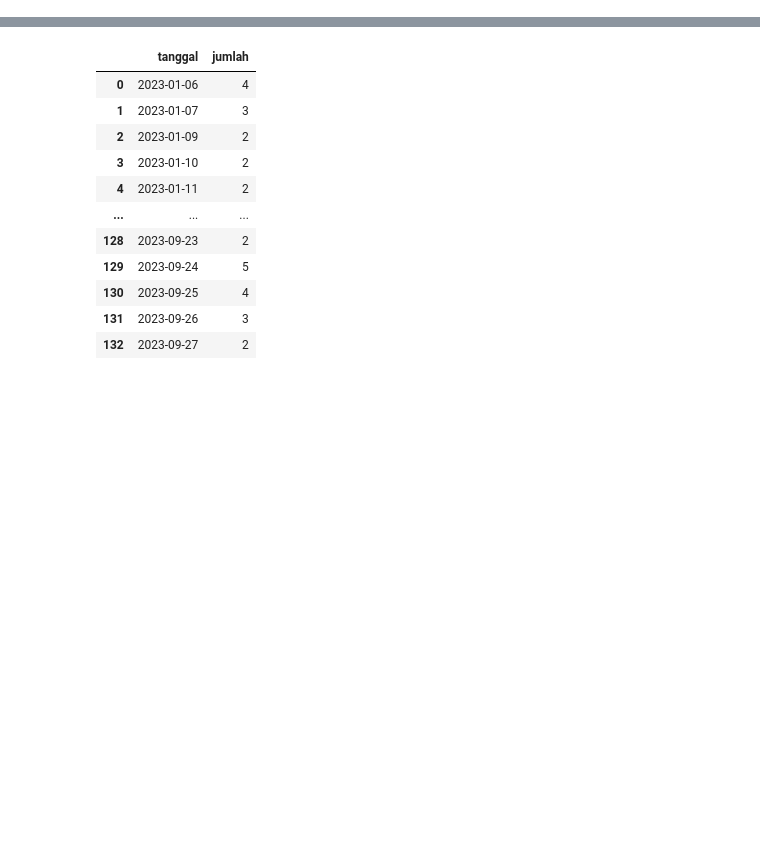
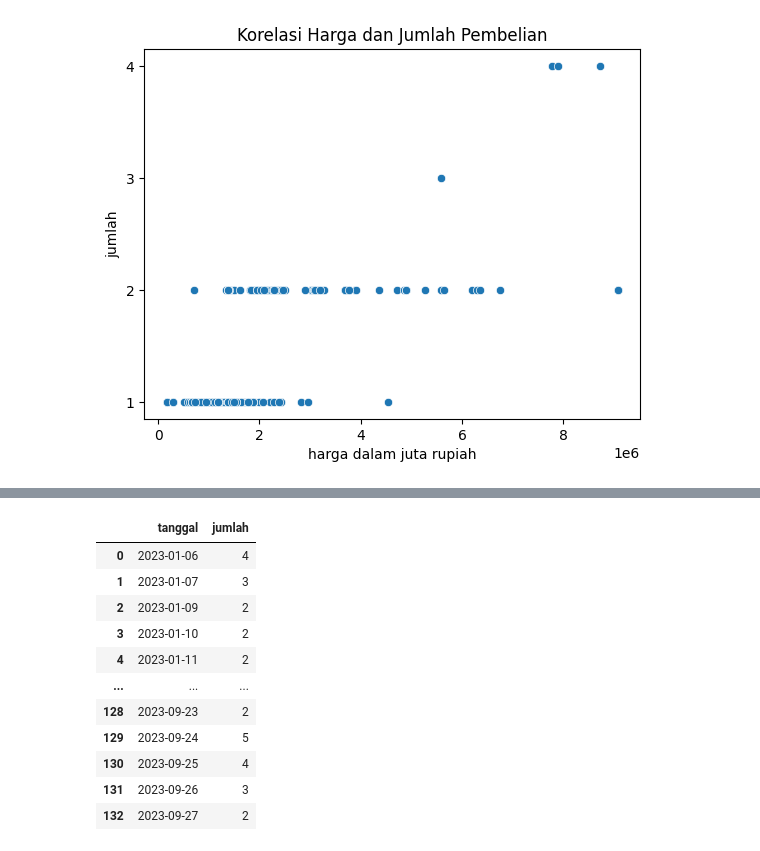
Before and after one commit to ndan1/final-project-big-data-analysis, a Jupyter notebook: main.ipynb, the cells around one changed output, grey strips where cells are left out. Cells and saved outputs as stored; diff of their text form; code cells hidden in the pictures; blank space fills up the shorter version.

```diff
--- a/main.ipynb
+++ b/main.ipynb
@@ -98,0 +94,9 @@ plt.show()
+# %%
+#analisis korelasi antara harga dan jumlah
+sns.scatterplot(x='harga', y='jumlah', data=data)
+plt.title('Korelasi Harga dan Jumlah Pembelian')
+plt.xlabel('harga dalam juta rupiah')
+plt.yticks([1, 2, 3, 4])
+plt.show()
+# %% [output]
+[figure, added]
```
Also changed, not shown: parts of 23 cells of this notebook, 2 other files.
